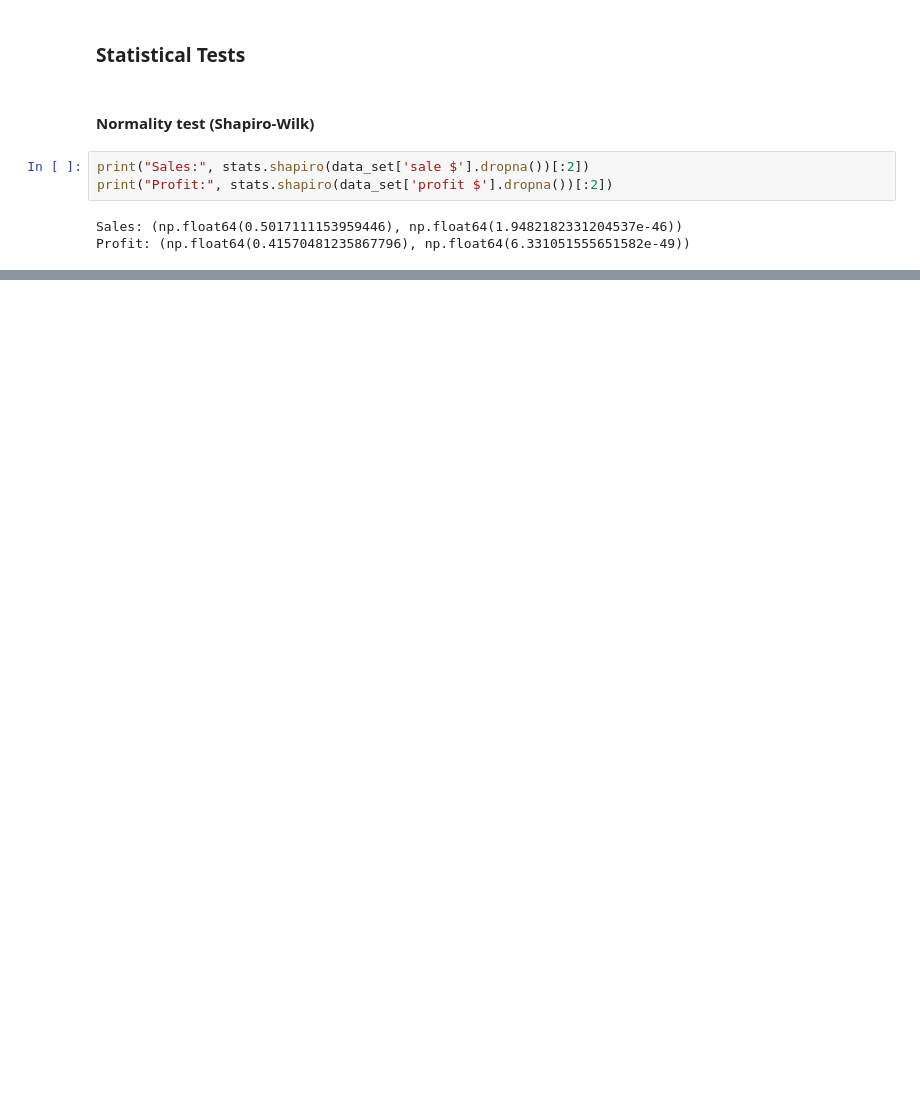
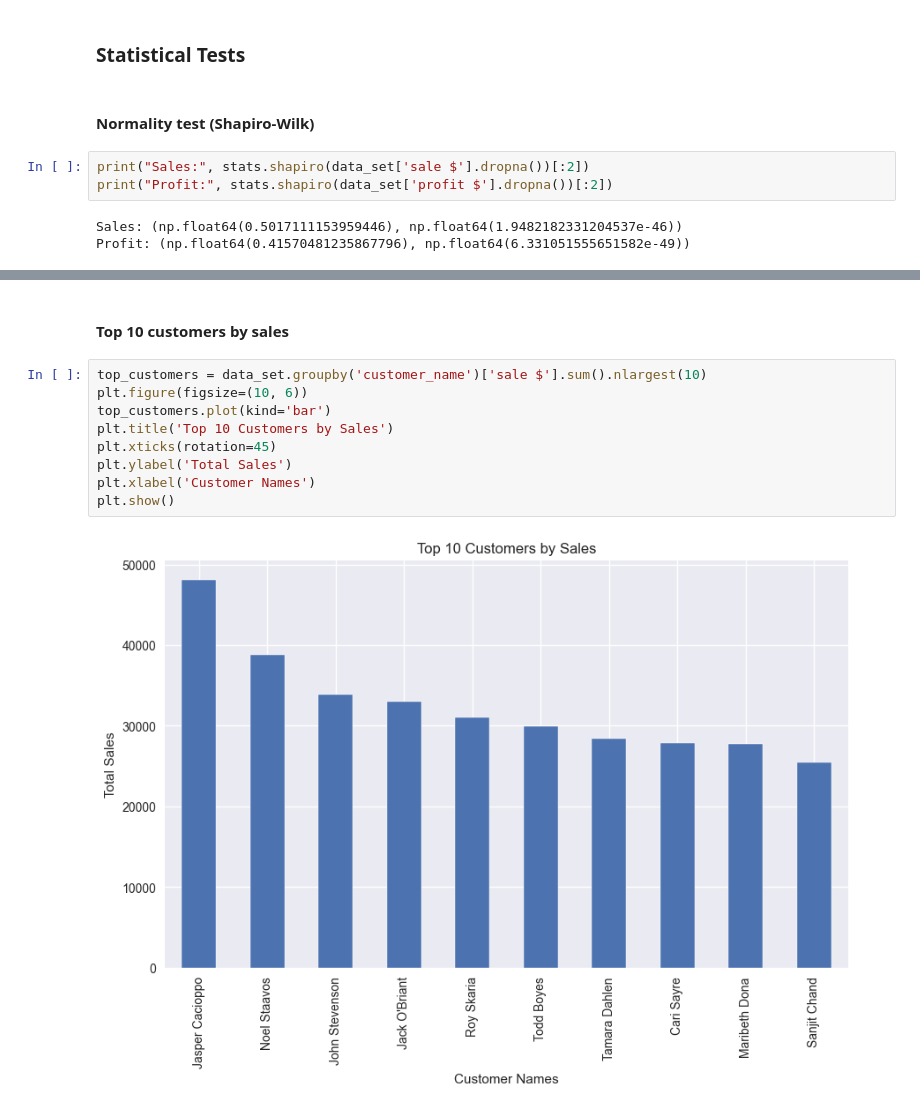
Before and after one commit to mohamad6889/statistics_assignment, a Jupyter notebook: quiz.ipynb, the cells around one changed output, grey strips where cells are left out. Saved outputs shown, nothing was run; the diff lists cells and outputs as text; blank space fills up the shorter version.

```diff
--- a/quiz.ipynb
+++ b/quiz.ipynb
@@ -200,0 +236,13 @@ Profit: (np.float64(0.41570481235867796), np.float64(6.331051555651582e-49))
+# %% [markdown]
+#### Top 10 customers by sales
+# %%
+top_customers = data_set.groupby('customer_name')['sale $'].sum().nlargest(10)
+plt.figure(figsize=(10, 6))
+top_customers.plot(kind='bar')
+plt.title('Top 10 Customers by Sales')
+plt.xticks(rotation=45)
+plt.ylabel('Total Sales')
+plt.xlabel('Customer Names')
+plt.show()
+# %% [output]
+[figure, added]
```
Also changed, not shown: parts of 13 cells of this notebook.
